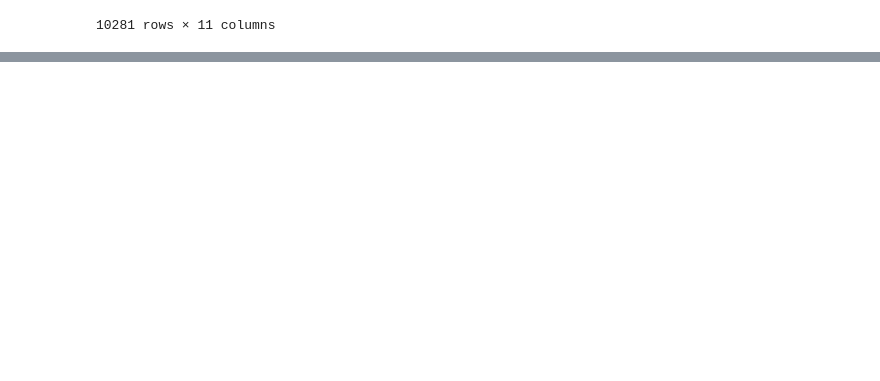
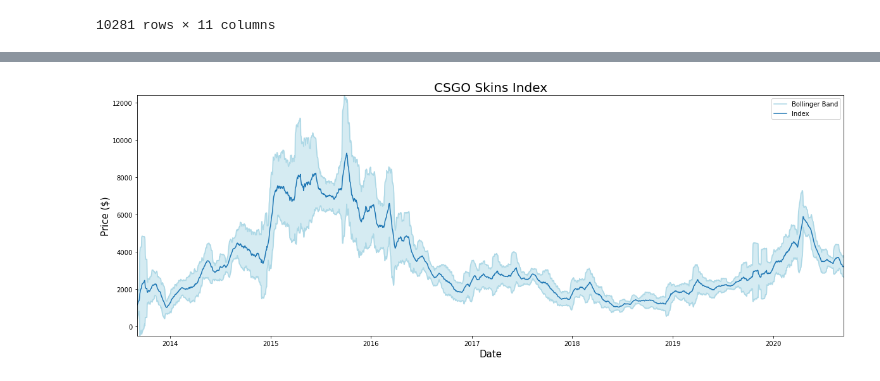
Before and after one commit to whuang37/csgo-market, a Jupyter notebook: data_analysis.ipynb, the cells around one changed output, grey strips where cells are left out. Drawn from its saved outputs; the diff is of its cells as text; code cells hidden in the pictures; blank space fills up the shorter version.

```diff
--- a/data_analysis.ipynb
+++ b/data_analysis.ipynb
@@ -607,0 +740,12 @@ skins_data
+# %%
+total_items = []
+for day, values in skins_vol.iteritems():
+    total_items.append(len(values.dropna()))
+
+total_items = np.array(total_items)
+# %%
+daily_avg_price = skins_price.mean()
+# %%
+daily_avg_vol = (skins_vol.sum()).div(total_items)
+# %%
+index = daily_avg_price*daily_avg_vol
@@ -607,0 +764,19 @@ skins_data
+# %%
+plt.figure(figsize = (20,7))
+rolling_index = index[15:].rolling(window=20).mean()
+rolling_std = index[15:].rolling(window = 20).std()
+upper = rolling_index + 2 * rolling_std
+lower = rolling_index - 2 * rolling_std
+plt.plot(upper, color = "lightblue", label = "Bollinger Band")
+plt.plot(lower, color = "lightblue")
+plt.fill_between(upper.index, upper, lower, alpha = .5, color = "lightblue")
+plt.plot(rolling_index, label = "Index")
+plt.margins(0)
+plt.xlabel("Date", size = 15)
+plt.ylabel("Price ($)", size = 15)
+plt.title("CSGO Skins Index", size = 20)
+plt.legend()
+
+plt.savefig("graphs/skinindexavg.png")
+# %% [output]
+[figure, added]
```
Also changed, not shown: parts of 65 cells of this notebook.
